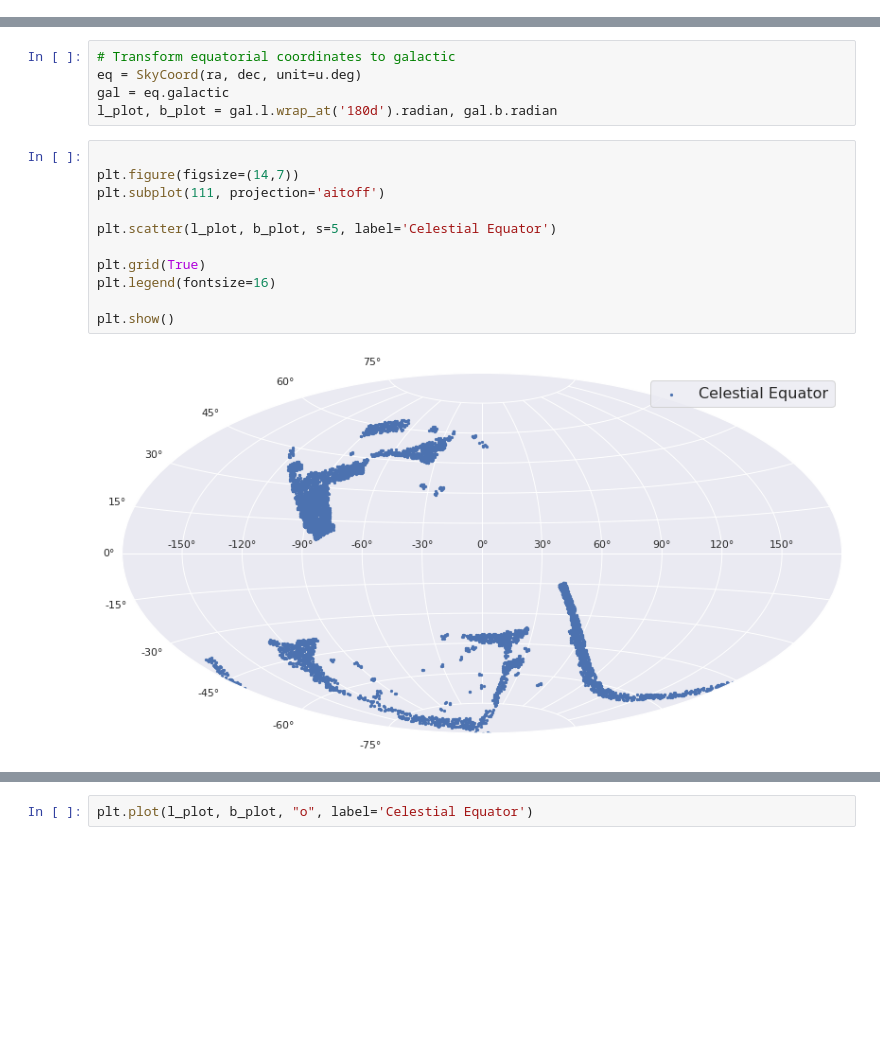
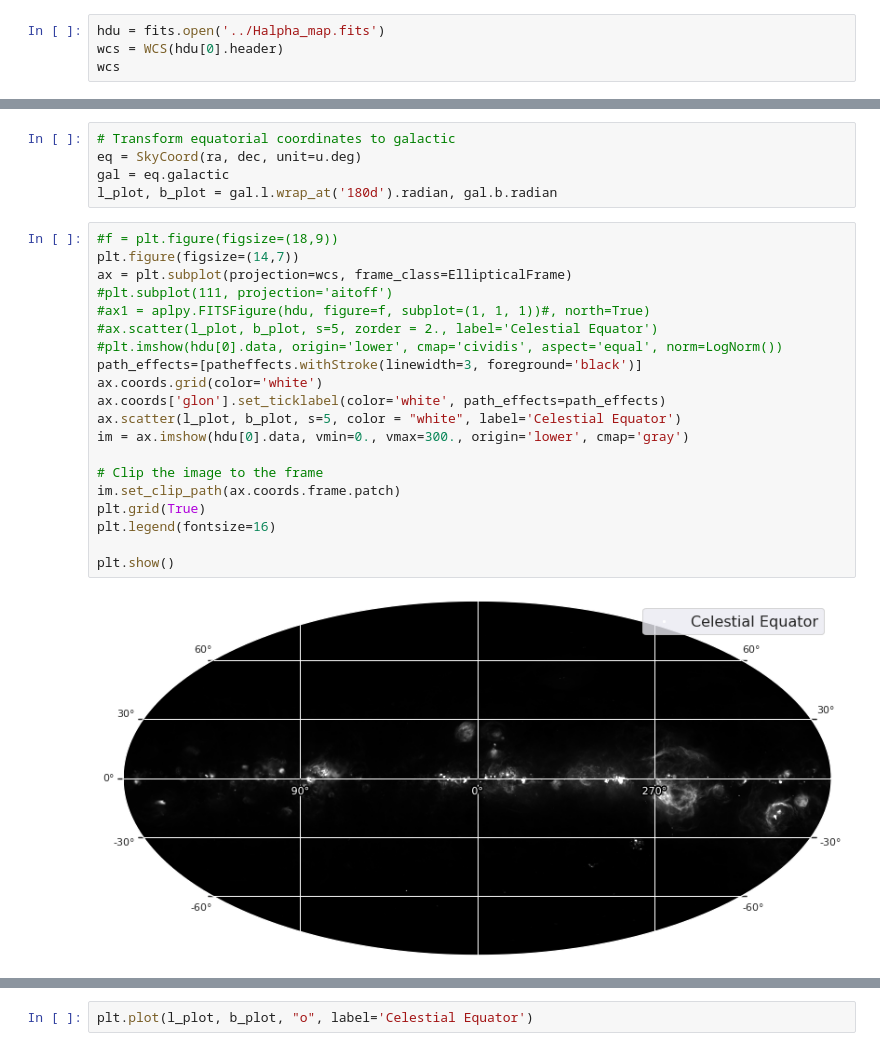
Before and after one commit to AngelGSoto/SPLUS_EmissionObject, a Jupyter notebook: Notebook/Galactic coordinates.ipynb, the cells around one changed output, grey strips where cells are left out. Saved outputs shown, nothing was run; the diff lists cells and outputs as text; blank space fills up the shorter version.

Commit message:
Working on plots for paper

```diff
--- a/Notebook/Galactic coordinates.ipynb
+++ b/Notebook/Galactic coordinates.ipynb
@@ -42,3 +49,7 @@ plt.show()
 # With my data (Flag = 0)
 # %%
 table = Table.read("../3filter_flat0/Halpha-DR3_errorFlag0_merge.ecsv", format="ascii.ecsv")
+# %%
+hdu = fits.open('../Halpha_map.fits')
+wcs = WCS(hdu[0].header)
+wcs
@@ -50,16 +75,25 @@ dec = table["DEC"]
 eq = SkyCoord(ra, dec, unit=u.deg)
 gal = eq.galactic
 l_plot, b_plot = gal.l.wrap_at('180d').radian, gal.b.radian
-# %%
-
-plt.figure(figsize=(14,7))
-plt.subplot(111, projection='aitoff')
-
-plt.scatter(l_plot, b_plot, s=5, label='Celestial Equator')
-
-plt.grid(True)
-plt.legend(fontsize=16)
-
-plt.show()
-# %% [output]
-[figure, removed]
+# %%
+#f = plt.figure(figsize=(18,9))
+plt.figure(figsize=(14,7))
+ax = plt.subplot(projection=wcs, frame_class=EllipticalFrame)
+#plt.subplot(111, projection='aitoff')
+#ax1 = aplpy.FITSFigure(hdu, figure=f, subplot=(1, 1, 1))#, north=True)
+#ax.scatter(l_plot, b_plot, s=5, zorder = 2., label='Celestial Equator')
+#plt.imshow(hdu[0].data, origin='lower', cmap='cividis', aspect='equal', norm=LogNorm())
+path_effects=[patheffects.withStroke(linewidth=3, foreground='black')]
+ax.coords.grid(color='white')
+ax.coords['glon'].set_ticklabel(color='white', path_effects=path_effects)
+ax.scatter(l_plot, b_plot, s=5, color = "white", label='Celestial Equator')
+im = ax.imshow(hdu[0].data, vmin=0., vmax=300., origin='lower', cmap='gray')
+
+# Clip the image to the frame
+im.set_clip_path(ax.coords.frame.patch)
+plt.grid(True)
+plt.legend(fontsize=16)
+
+plt.show()
+# %% [output]
+[figure, added]
```
Also changed, not shown: parts of 4 cells of this notebook, 6 other files.
